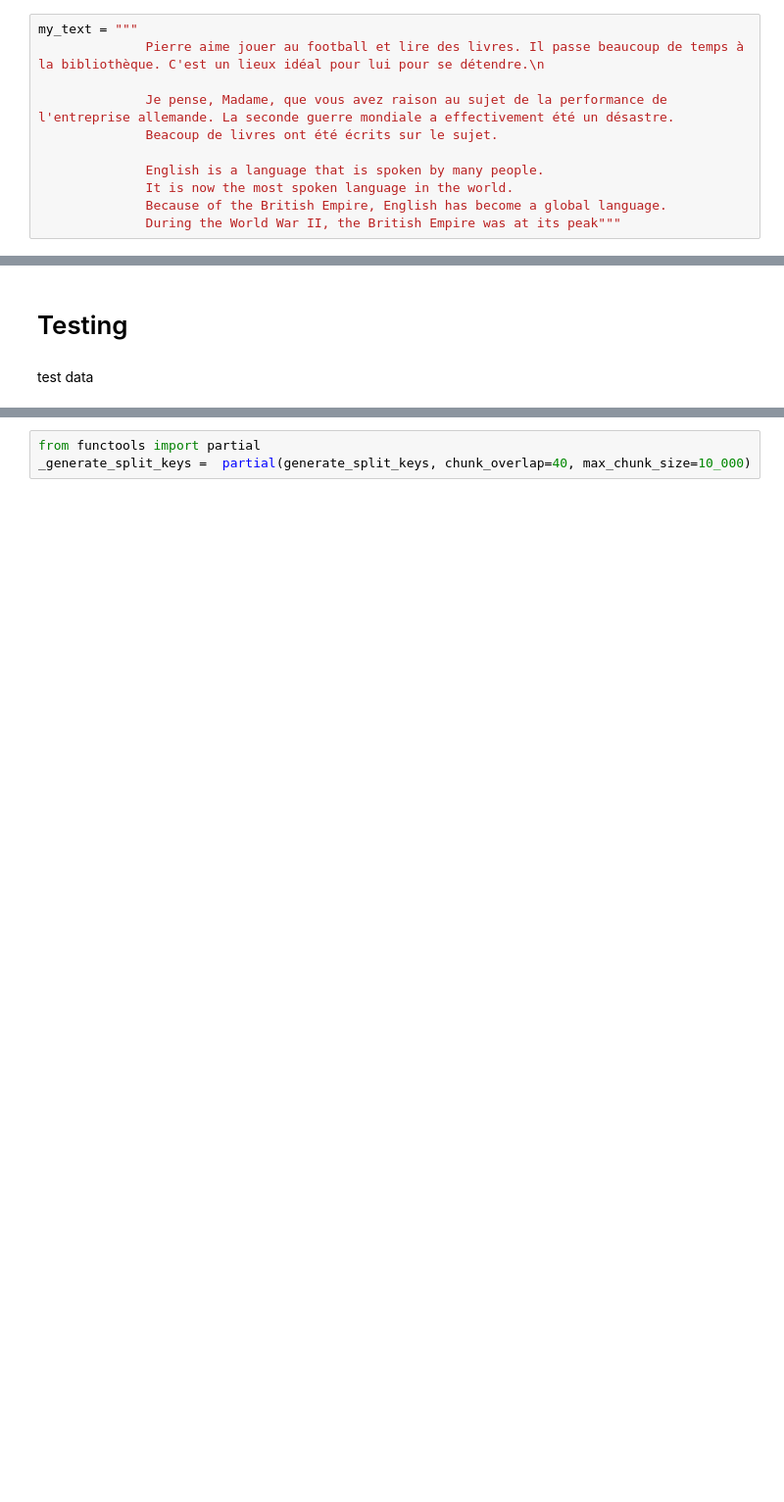
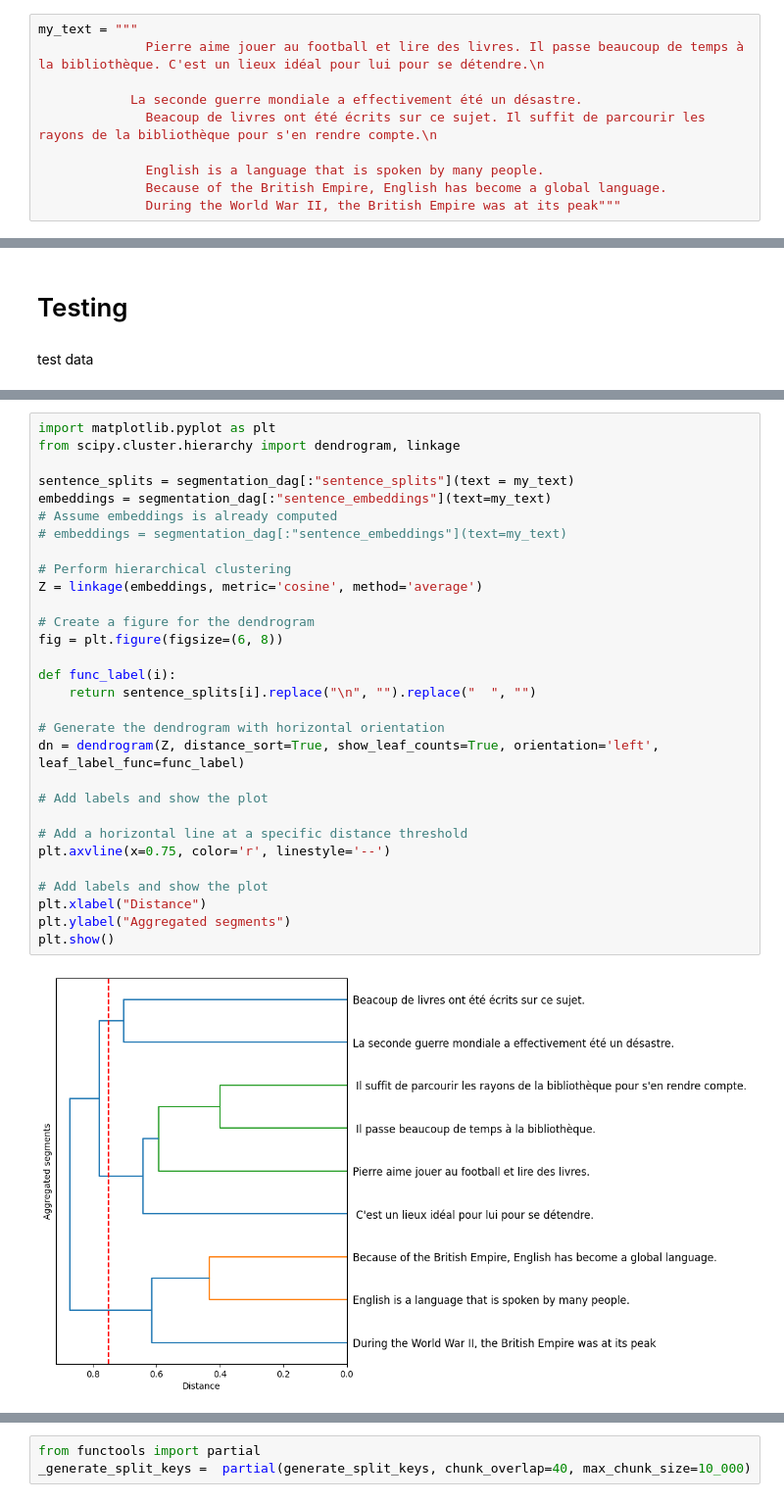
Before and after one commit to addaix/raglab, a Jupyter notebook: misc/ad_raglab_streamline.ipynb, the cells around one changed output, grey strips where cells are left out. Shown: that part at 98% size. Saved outputs shown, nothing was run; the diff lists cells and outputs as text; blank space fills up the shorter version.

```diff
--- a/misc/ad_raglab_streamline.ipynb
+++ b/misc/ad_raglab_streamline.ipynb
@@ -9,11 +9,10 @@ segmentation_dag.dot_digraph()
 my_text = """
               Pierre aime jouer au football et lire des livres. Il passe beaucoup de temps à la bibliothèque. C'est un lieux idéal pour lui pour se détendre.\n
 
-              Je pense, Madame, que vous avez raison au sujet de la performance de l'entreprise allemande. La seconde guerre mondiale a effectivement été un désastre.
-              Beacoup de livres ont été écrits sur le sujet.
+            La seconde guerre mondiale a effectivement été un désastre.
+              Beacoup de livres ont été écrits sur ce sujet. Il suffit de parcourir les rayons de la bibliothèque pour s'en rendre compte.\n
 
               English is a language that is spoken by many people.
-              It is now the most spoken language in the world.
               Because of the British Empire, English has become a global language.
               During the World War II, the British Empire was at its peak"""
 # %%
@@ -67,2 +73,34 @@ test_doc = {"contract1": test_txt}
+# %%
+import matplotlib.pyplot as plt
+from scipy.cluster.hierarchy import dendrogram, linkage
+
+sentence_splits = segmentation_dag[:"sentence_splits"](text = my_text)
+embeddings = segmentation_dag[:"sentence_embeddings"](text=my_text)
+# Assume embeddings is already computed
+# embeddings = segmentation_dag[:"sentence_embeddings"](text=my_text)
+
+# Perform hierarchical clustering
+Z = linkage(embeddings, metric='cosine', method='average')
+
+# Create a figure for the dendrogram
+fig = plt.figure(figsize=(6, 8))
+
+def func_label(i):
+    return sentence_splits[i].replace("\n", "").replace("  ", "")
+
+# Generate the dendrogram with horizontal orientation
+dn = dendrogram(Z, distance_sort=True, show_leaf_counts=True, orientation='left', leaf_label_func=func_label)
+
+# Add labels and show the plot
+
+# Add a horizontal line at a specific distance threshold
+plt.axvline(x=0.75, color='r', linestyle='--')
+
+# Add labels and show the plot
+plt.xlabel("Distance")
+plt.ylabel("Aggregated segments")
+plt.show()
+# %% [output]
+[figure, added]
 # %%
 # display segmentation
```
Also changed, not shown: parts of 21 cells of this notebook, 4 other files.
